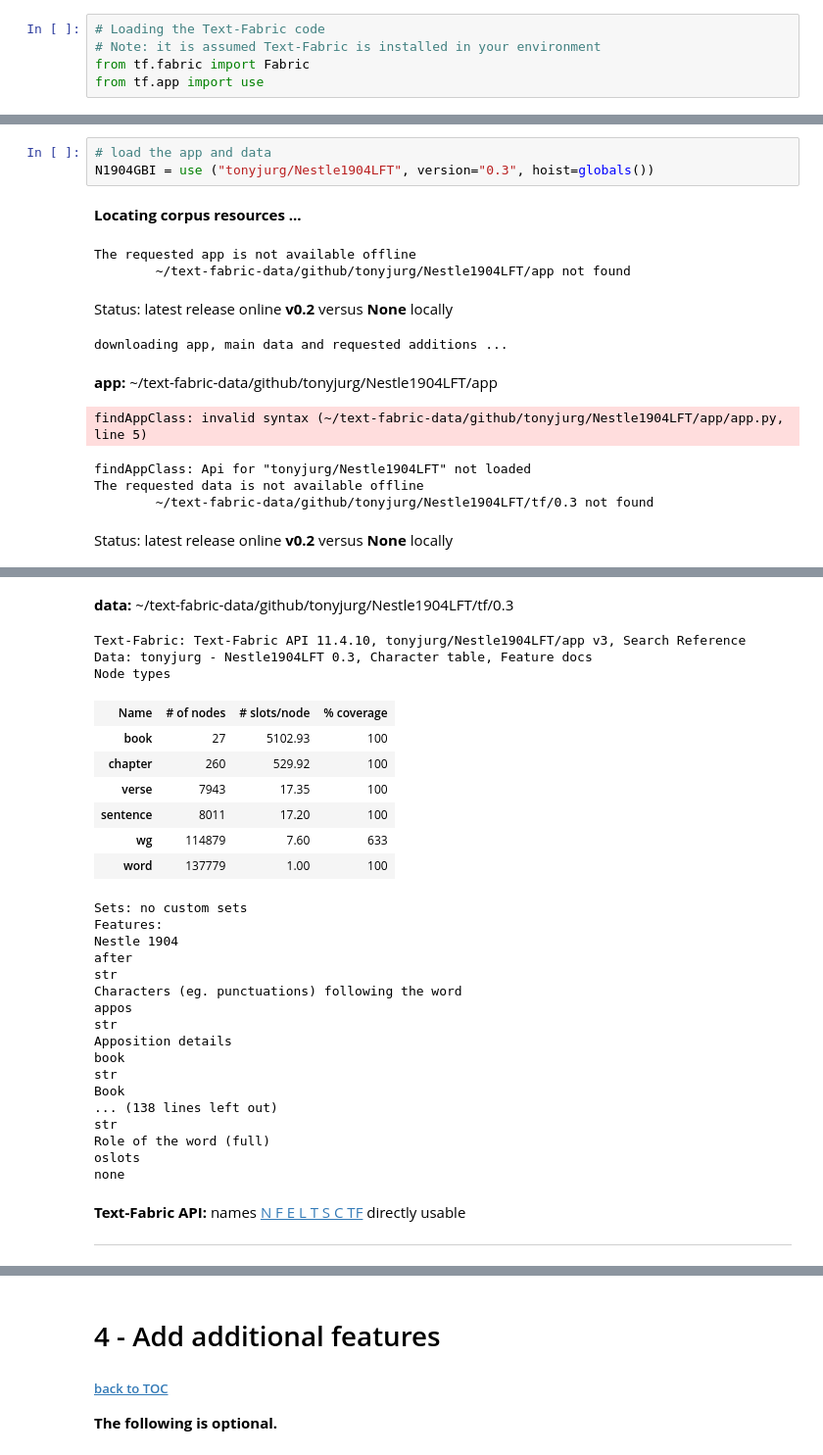
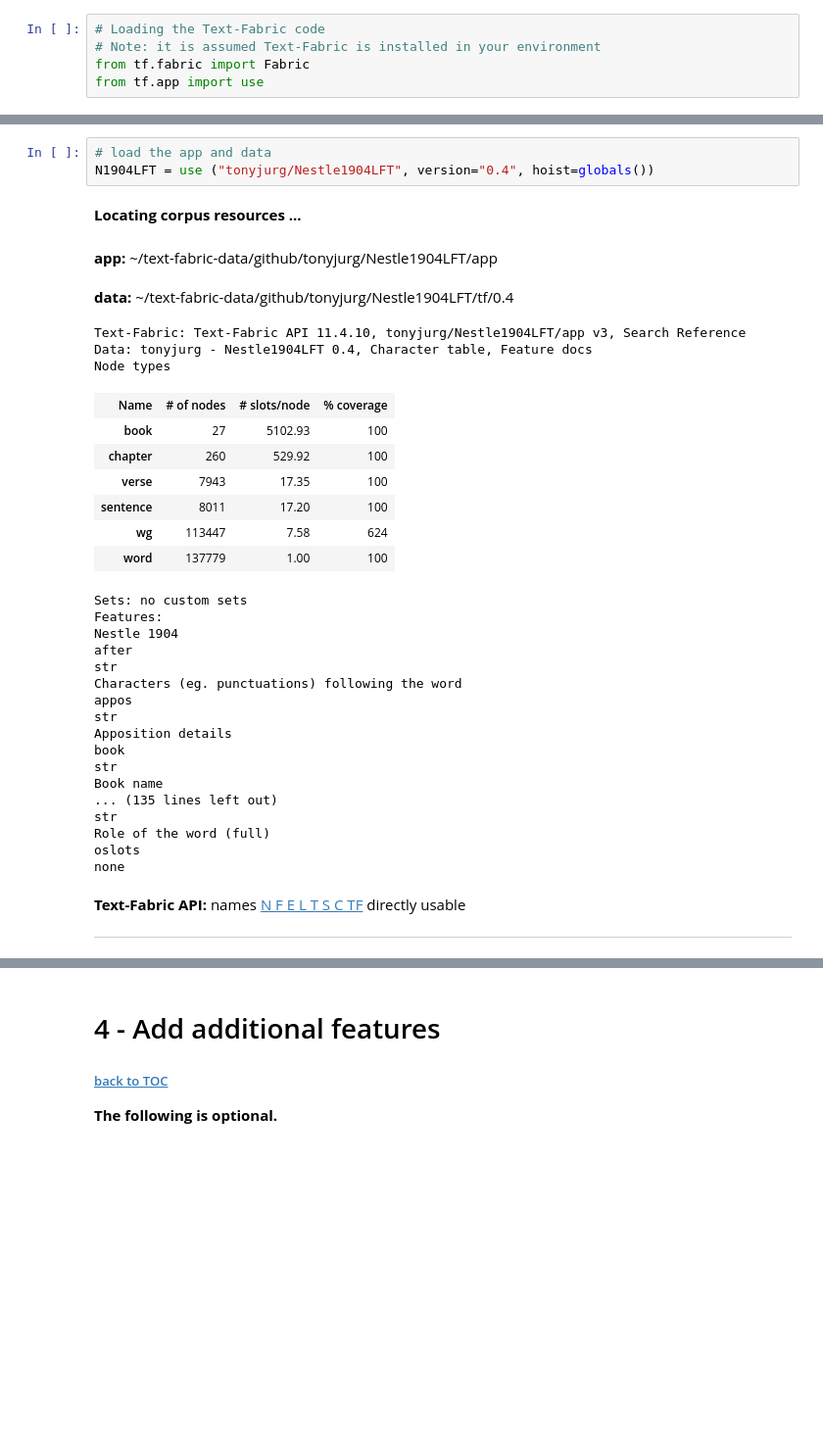
Before and after one commit to tonyjurg/Nestle1904LFT, a Jupyter notebook: docs/usecases/load_text_fabric.ipynb, the cells around one changed output, grey strips where cells are left out. Shown at 98% size. Cells and saved outputs as stored; diff of their text form; blank space fills up the shorter version.

```diff
--- a/docs/usecases/load_text_fabric.ipynb
+++ b/docs/usecases/load_text_fabric.ipynb
@@ -85,15 +85,35 @@ The following invocation of function [`use`](https://annotation.github.io/text-f
 # %%
 # load the app and data
-N1904GBI = use ("tonyjurg/Nestle1904LFT", version="0.3", hoist=globals())
+N1904LFT = use ("tonyjurg/Nestle1904LFT", version="0.4", hoist=globals())
 # %% [output]
 **Locating corpus resources ...**
+app: ~/text-fabric-data/github/tonyjurg/Nestle1904LFT/app
+data: ~/text-fabric-data/github/tonyjurg/Nestle1904LFT/tf/0.4
-The requested app is not available offline
-        ~/text-fabric-data/github/tonyjurg/Nestle1904LFT/app not found
+Text-Fabric: Text-Fabric API 11.4.10, tonyjurg/Nestle1904LFT/app v3, Search Reference
+Data: tonyjurg - Nestle1904LFT 0.4, Character table, Feature docs
+Node types
-Status: latest release online v0.2 versus None locally
+| Name | # of nodes | # slots/node | % coverage |
+| book | 27 | 5102.93 | 100 |
+| chapter | 260 | 529.92 | 100 |
+| verse | 7943 | 17.35 | 100 |
+| sentence | 8011 | 17.20 | 100 |
+| wg | 113447 | 7.58 | 624 |
+| word | 137779 | 1.00 | 100 |
-downloading app, main data and requested additions ...
+Sets: no custom sets
+Features:
+Nestle 1904
+after
+str
+Characters (eg. punctuations) following the word
+appos
+str
+Apposition details
+book
+str
+Book name
+... (135 lines left out)
+str
+Role of the word (full)
+oslots
+none
-app: ~/text-fabric-data/github/tonyjurg/Nestle1904LFT/app
-findAppClass: invalid syntax (~/text-fabric-data/github/tonyjurg/Nestle1904LFT/app/app.py, line 5)
-findAppClass: Api for "tonyjurg/Nestle1904LFT" not loaded
-The requested data is not available offline
-        ~/text-fabric-data/github/tonyjurg/Nestle1904LFT/tf/0.3 not found
-Status: latest release online v0.2 versus None locally
+Text-Fabric API: names N F E L T S C TF directly usable
@@ -101,31 +120,2 @@ downloading app, main data and requested additions ...
-data: ~/text-fabric-data/github/tonyjurg/Nestle1904LFT/tf/0.3
-Text-Fabric: Text-Fabric API 11.4.10, tonyjurg/Nestle1904LFT/app v3, Search Reference
-Data: tonyjurg - Nestle1904LFT 0.3, Character table, Feature docs
-Node types
-| Name | # of nodes | # slots/node | % coverage |
-| book | 27 | 5102.93 | 100 |
-| chapter | 260 | 529.92 | 100 |
-| verse | 7943 | 17.35 | 100 |
-| sentence | 8011 | 17.20 | 100 |
-| wg | 114879 | 7.60 | 633 |
-| word | 137779 | 1.00 | 100 |
-Sets: no custom sets
-Features:
-Nestle 1904
-after
-str
-Characters (eg. punctuations) following the word
-appos
-str
-Apposition details
-book
-str
-Book
-... (138 lines left out)
-str
-Role of the word (full)
-oslots
-none
-Text-Fabric API: names N F E L T S C TF directly usable
 # %%
 # The following will push the Text-Fabric stylesheet to this notebook (to facilitate proper display with notebook viewer)
```
Also changed, not shown: parts of 5 cells of this notebook, 5 other files.
